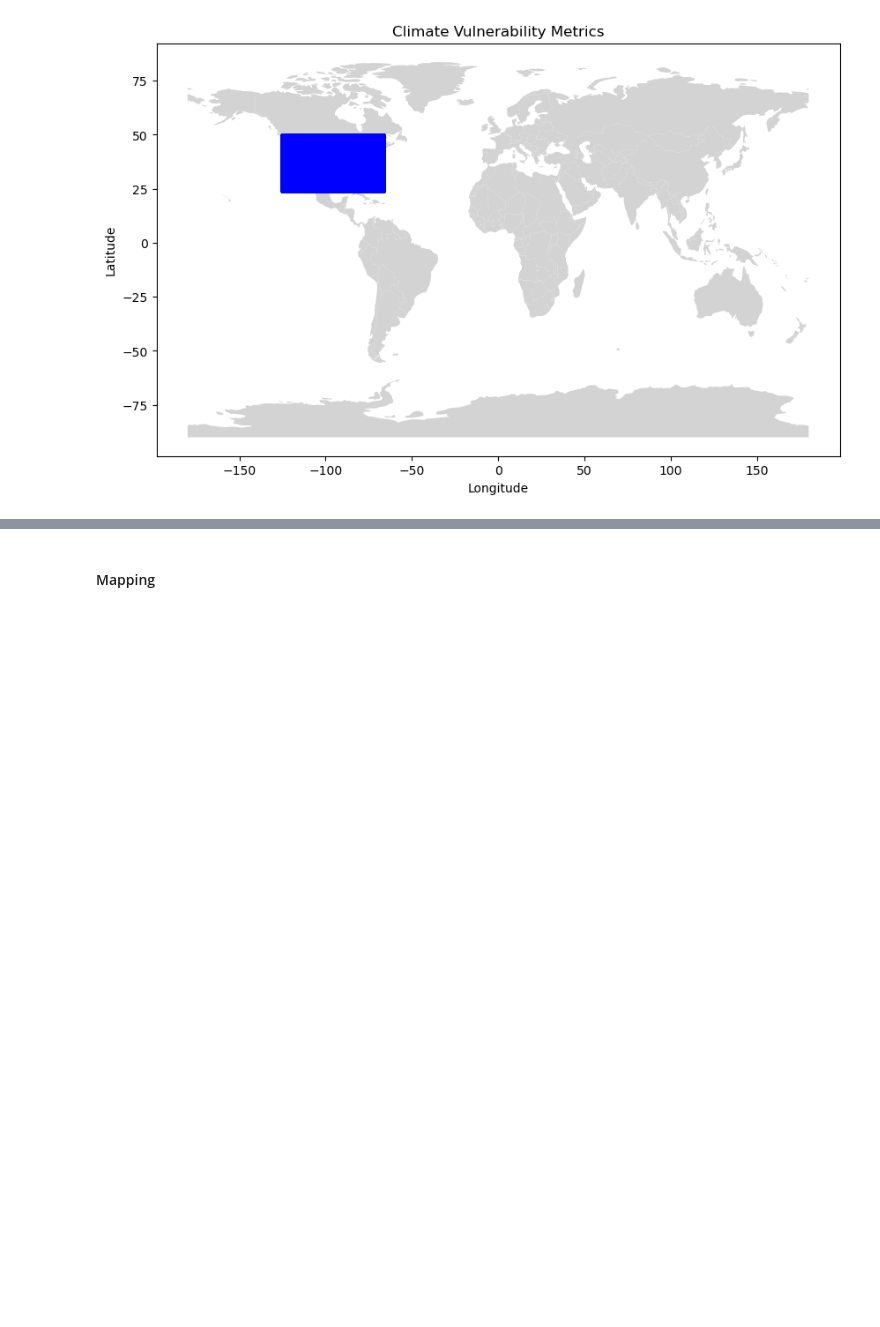
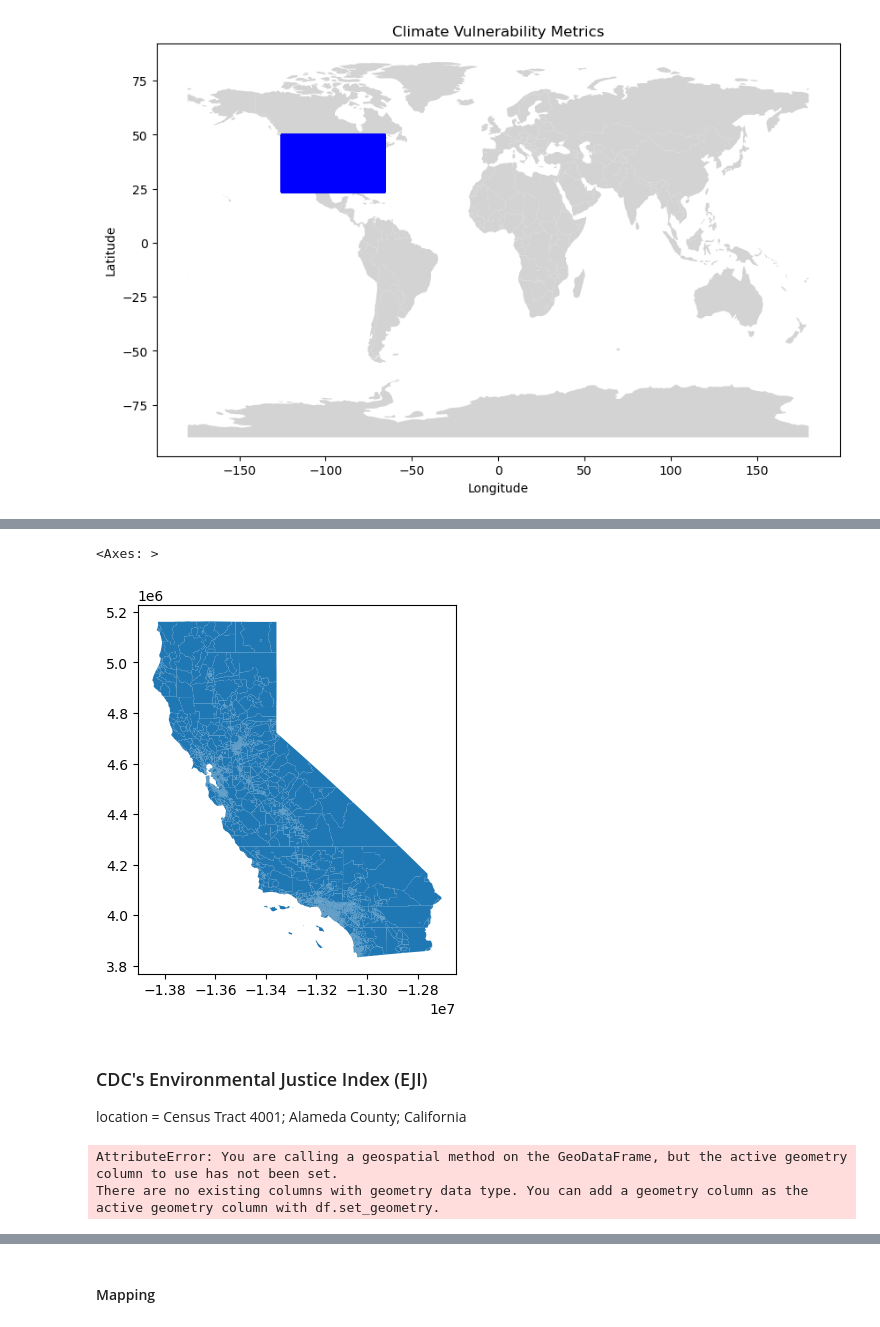
Before and after one commit to The2035Initiative/cca_grid_modeling_project, a Jupyter notebook: identifying_ctracts_oversampling.ipynb, the cells around one changed output, grey strips where cells are left out. Drawn from its saved outputs; the diff is of its cells as text; code cells hidden in the pictures; blank space fills up the shorter version.

```diff
--- a/identifying_ctracts_oversampling.ipynb
+++ b/identifying_ctracts_oversampling.ipynb
@@ -665,0 +670,9 @@ ValueError: aspect must be finite and positive
+# %%
+doe_ejmt = gpd.read_file('data/DOE_EJ_mapping_tool/DAC Shapefiles (v2022c).shp',
+                         crs = sb535_geo.crs)
+
+doe_ejmt = to_snake_case(doe_ejmt)
+
+doe_ejmt_ca = doe_ejmt[doe_ejmt.stateabb == 'CA']
+
+doe_ejmt_ca
@@ -665,0 +693,9 @@ ValueError: aspect must be finite and positive
+# %%
+doe_ejmt_ca.plot()
+# %% [output]
+<Axes: >
+[figure, added]
+# %% [markdown]
+### CDC's Environmental Justice Index (EJI)
+
+location = Census Tract 4001; Alameda County; California
@@ -665,0 +706,10 @@ ValueError: aspect must be finite and positive
+# %%
+cdc_eji_ca_geo = gpd.GeoDataFrame(cdc_eji_ca)
+
+# let's see if there is a geometry column if we don't set it
+# obvi no, so the cdc data will need to be added to the schema assignment plan
+# these cdc won't be included in the simple_wkflw.ipynb outputs
+cdc_eji_ca_geo.geometry
+# %% [output]
+AttributeError: You are calling a geospatial method on the GeoDataFrame, but the active geometry column to use has not been set.
+There are no existing columns with geometry data type. You can add a geometry column as the active geometry column with df.set_geometry.
```
Also changed, not shown: parts of 8 cells of this notebook, 2 other files.
